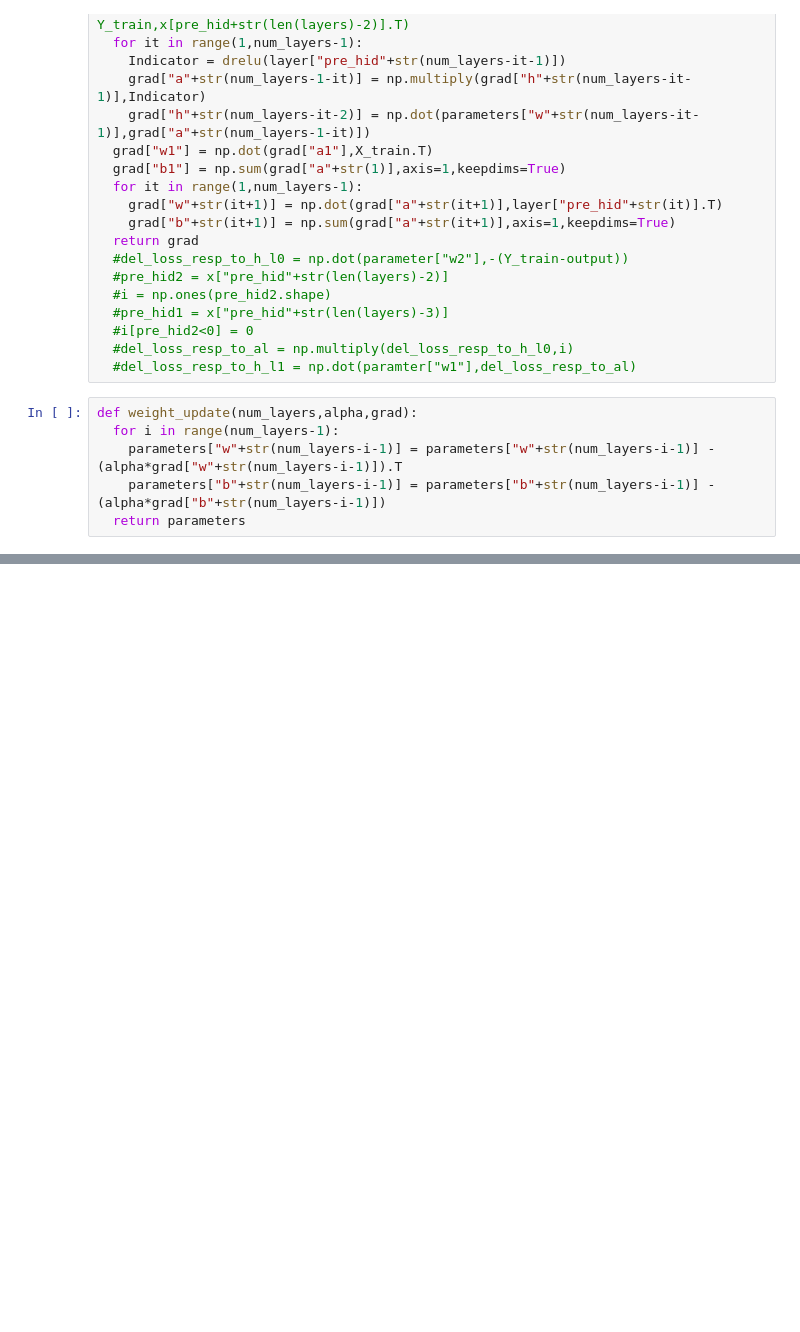
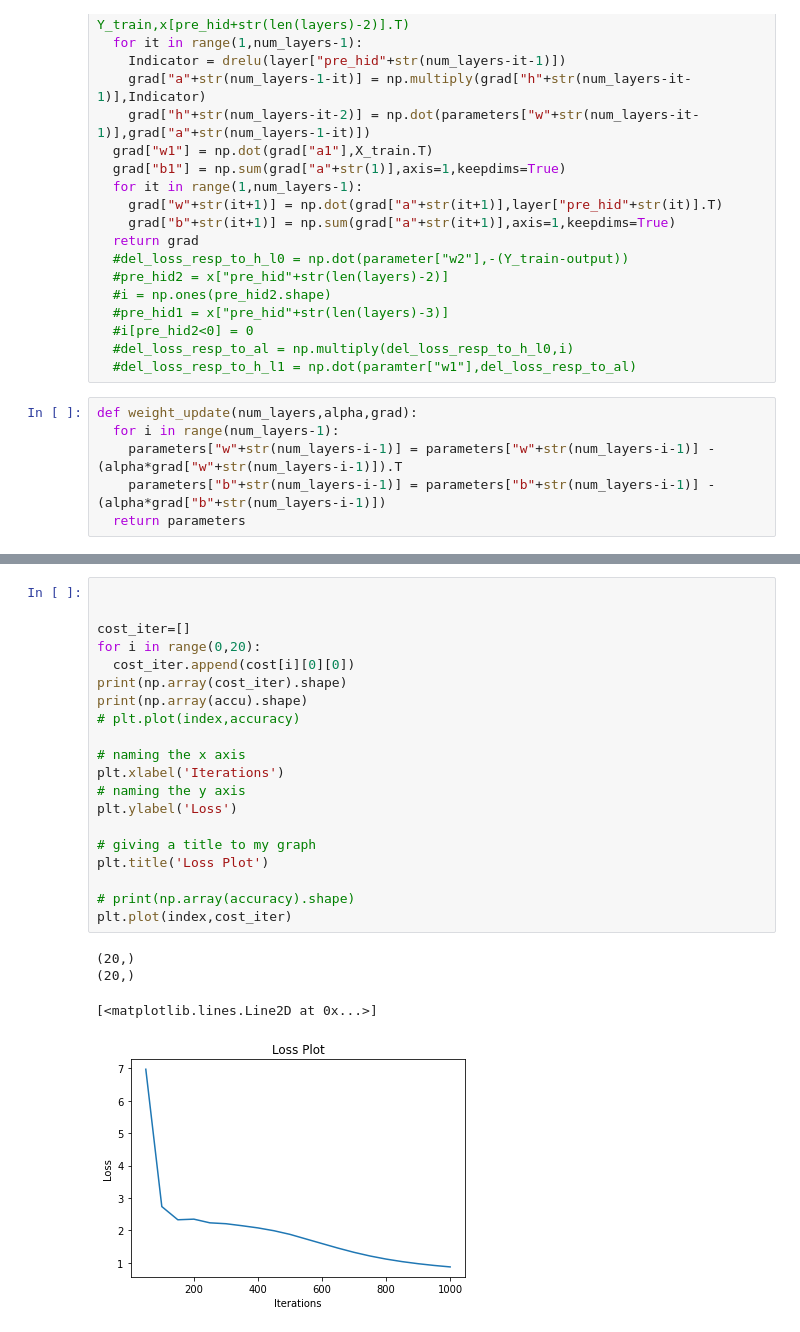
Before and after one commit to divgup/cs671, a Jupyter notebook: Assignment1/assignment1_q2(mnist_data).ipynb, the cells around one changed output, grey strips where cells are left out. Saved outputs shown, nothing was run; the diff lists cells and outputs as text; blank space fills up the shorter version.

```diff
--- a/Assignment1/assignment1_q2(mnist_data).ipynb
+++ b/Assignment1/assignment1_q2(mnist_data).ipynb
@@ -165,0 +323,25 @@ print(acc_percentage)
+# %%
+
+
+cost_iter=[]
+for i in range(0,20):
+  cost_iter.append(cost[i][0][0])
+print(np.array(cost_iter).shape)
+print(np.array(accu).shape)
+# plt.plot(index,accuracy)
+
+# naming the x axis
+plt.xlabel('Iterations')
+# naming the y axis
+plt.ylabel('Loss')
+
+# giving a title to my graph
+plt.title('Loss Plot')
+
+# print(np.array(accuracy).shape)
+plt.plot(index,cost_iter)
+# %% [output]
+(20,)
+(20,)
+[<matplotlib.lines.Line2D at 0x...>]
+[figure, added]
```
Also changed, not shown: parts of 15 cells of this notebook.
